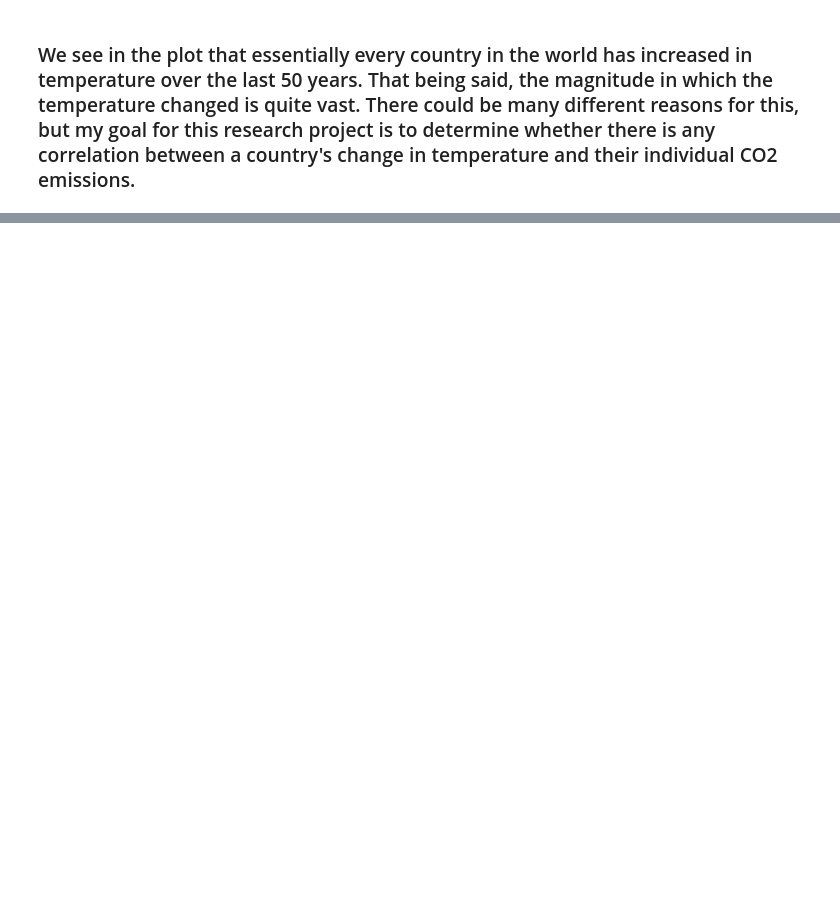
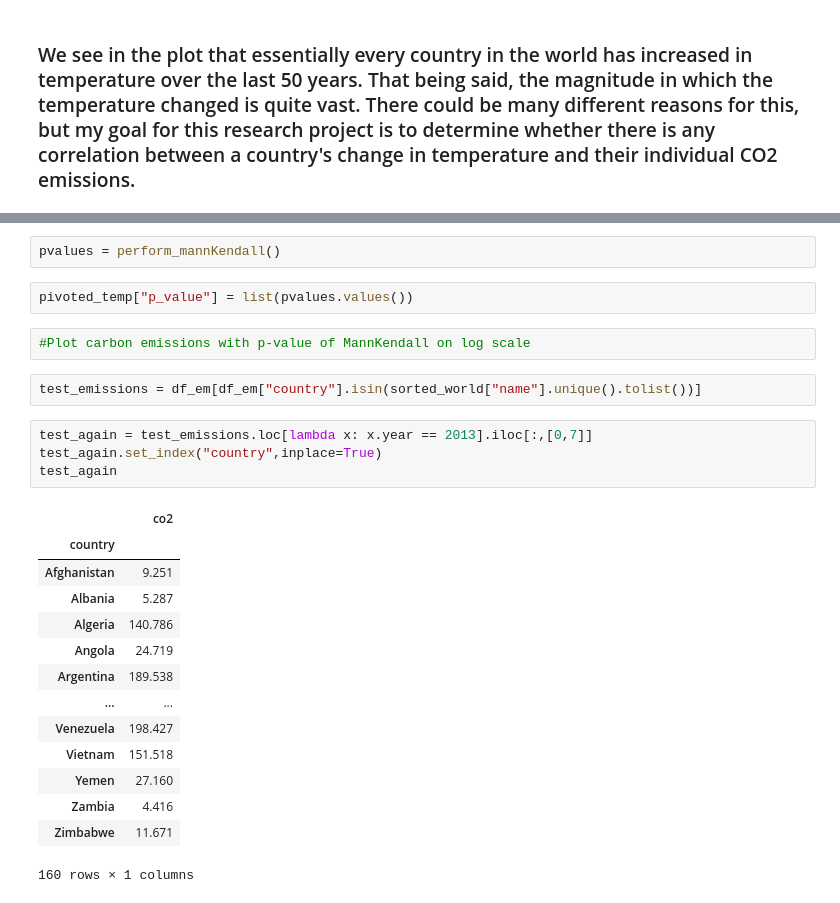
Before and after one commit to ubco-W2022T2-data301/project-group-group42, a Jupyter notebook: analysis/analysisAidan.ipynb, the cells around one changed output, grey strips where cells are left out. Drawn from its saved outputs; the diff is of its cells as text; blank space fills up the shorter version.

Commit message:
started mannkendall trend plot

```diff
--- a/analysis/analysisAidan.ipynb
+++ b/analysis/analysisAidan.ipynb
@@ -274,0 +293,27 @@ deltaTempPlot.set_axis_off()
+# %%
+pvalues = perform_mannKendall()
+# %%
+pivoted_temp["p_value"] = list(pvalues.values())
+# %%
+#Plot carbon emissions with p-value of MannKendall on log scale
+# %%
+test_emissions = df_em[df_em["country"].isin(sorted_world["name"].unique().tolist())]
+# %%
+test_again = test_emissions.loc[lambda x: x.year == 2013].iloc[:,[0,7]]
+test_again.set_index("country",inplace=True)
+test_again
+# %% [output]
+|  | co2 |
+| country |  |
+| Afghanistan | 9.251 |
+| Albania | 5.287 |
+| Algeria | 140.786 |
+| Angola | 24.719 |
+| Argentina | 189.538 |
+| ... | ... |
+| Venezuela | 198.427 |
+| Vietnam | 151.518 |
+| Yemen | 27.160 |
+| Zambia | 4.416 |
+| Zimbabwe | 11.671 |
+160 rows × 1 columns
```
Also changed, not shown: parts of 7 cells of this notebook.
